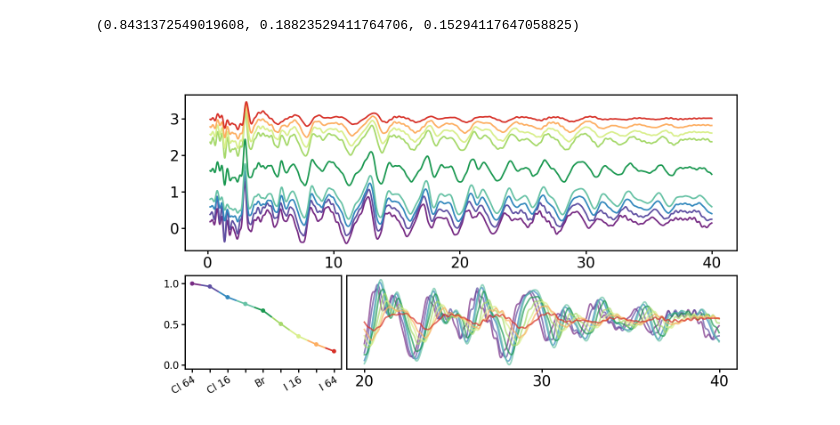
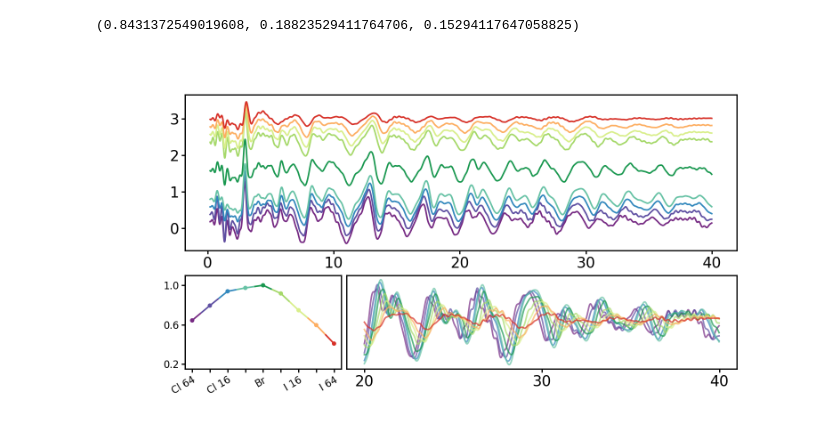
Before and after one commit to cheng-hung/Data_process, a Jupyter notebook: Manuscript_halide_exchange/Fig_3.ipynb, the cells around one changed output. Drawn from its saved outputs; the diff is of its cells as text; code cells hidden in the pictures.

Commit message:
Update added Pearson coorelation

```diff
--- a/Manuscript_halide_exchange/Fig_3.ipynb
+++ b/Manuscript_halide_exchange/Fig_3.ipynb
@@ -426,12 +426,12 @@ data_keys
 # %%
 import scipy
 
-x_min = 0
+x_min = 250
 x_max = 4200
 
 cor_list = []
 for key in data_keys:
-    cor = scipy.stats.pearsonr(gr_df['g_Cl_64micl'].iloc[x_min:x_max], gr_df[f'g_{key}'].iloc[x_min:x_max])
+    cor = scipy.stats.pearsonr(gr_df['g_CsPbBr2_10m'].iloc[x_min:x_max], gr_df[f'g_{key}'].iloc[x_min:x_max])
     cor_list.append(cor.statistic)
     print(cor)
 # %% [output]
@@ -484,7 +480,7 @@ linewidth = 2.5
 cmap = RdGnpu
 
 y_offset = 0.2
-x_min = 150
+x_min = 20
 x_max = 4000
 
 for i in range(0, k, 1):
@@ -634,35 +630,35 @@ for axis in ['top', 'bottom', 'left', 'right']:
 
 
 ax1 = f1.add_subplot(gs1[1,0])
 # data_label = ['Cl 64', '32', '16', 'Cl 8', 'Br', 'I 8', '16', '32', 'I 64']
 data_label = ['Cl 64', '', 'Cl 16', '', 'Br', '', 'I 16', '', 'I 64']
 # -------------- Create and show plot --------------
 # Some arbitrary function that gives x, y, and color values
 # t = np.linspace(-7.4, -0.5, 200)
 x = range(len(data_label))
 y = cor_list
 k = len(data_label)
 color = np.linspace(0, 1, k)
 
 # Create a figure and plot the line on it
 ax1.scatter(x, y, c=color, cmap=RdGnpu)
 lines = colored_line(x, y, color, ax1, linewidth=linewidth, cmap=RdGnpu)
 
 # ax1.plot(range(len(cor_list)), cor_list, linewidth=linewidth)
 
 ax1.set_xticks(range(len(cor_list)), labels=data_label,
               rotation=30, ha="right", rotation_mode="anchor")
-ax1.set_yticks([0.0, 0.5, 1.0])
-ax1.set_ylim([-0.05, 1.1])
+ax1.set_yticks([0.2, 0.6, 1.0])
+ax1.set_ylim([0.15, 1.1])
 ax1.tick_params(labelsize=16, width=tick_width, length=tick_length)
 
 for axis in ['top', 'bottom', 'left', 'right']:
     ax1.spines[axis].set_linewidth(ax_linewidth) # Set the thickness in points
 
 
 f1.subplots_adjust(hspace=0.2)
 f1.subplots_adjust(wspace=0.02)
 # %% [output]
-[figure, old version]
+[figure, new version]
 # %%
 fn_img = 'figure03_004.png'
```
Also changed, not shown: parts of 5 cells of this notebook, 2 other files.
